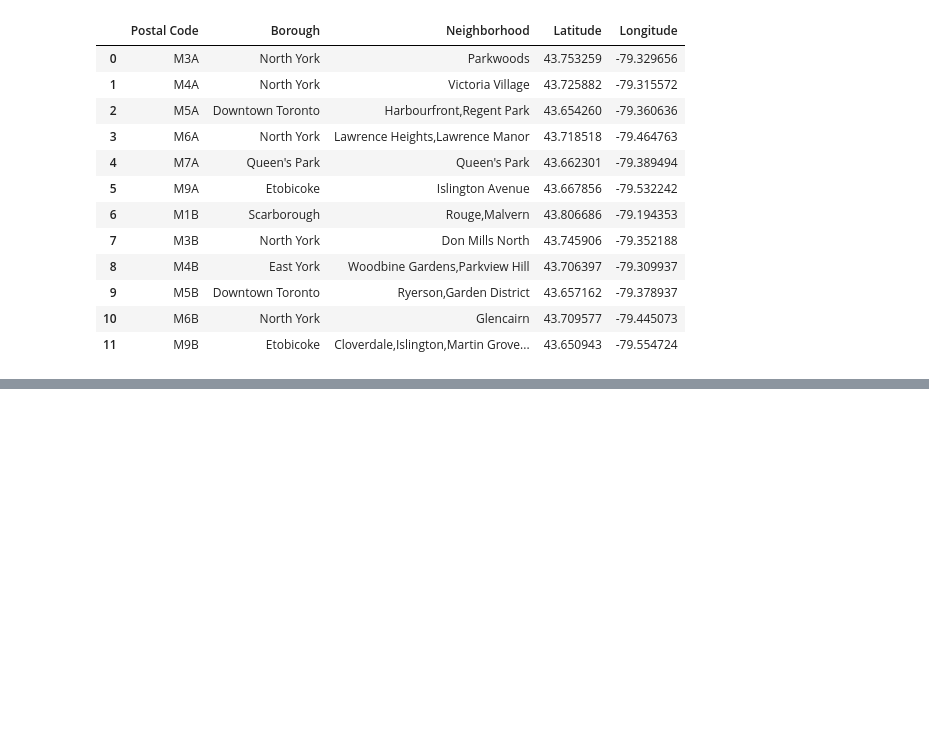
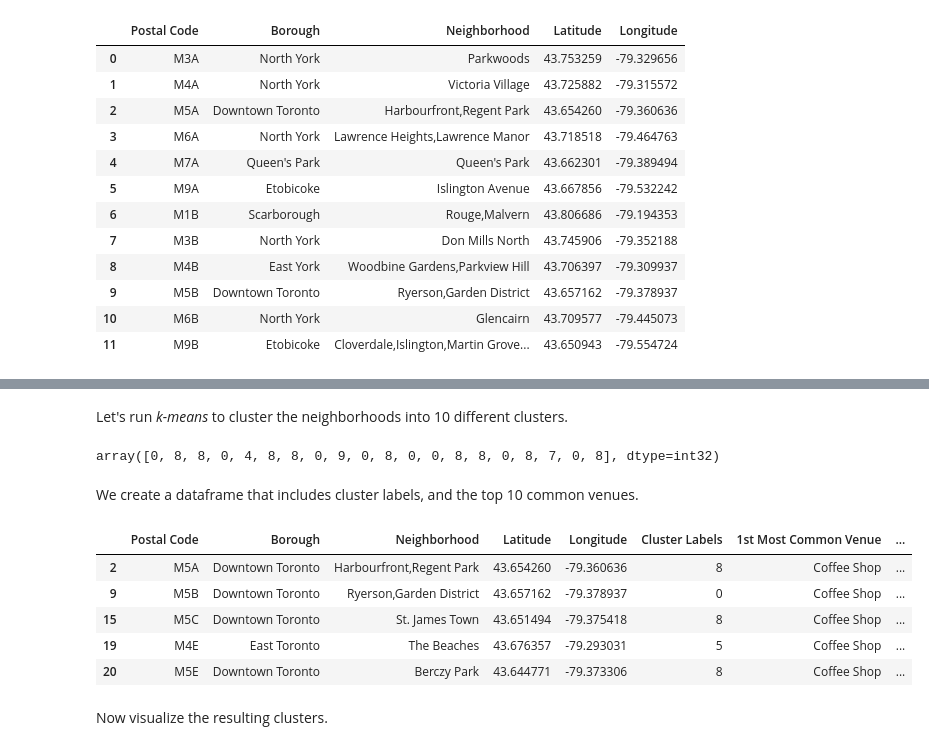
Before and after one commit to adamjameswilson/Coursera_Capstone, a Jupyter notebook: C-P_Week-3_Assignment.ipynb, the cells around one changed output, grey strips where cells are left out. Cells and saved outputs as stored; diff of their text form; code cells hidden in the pictures; blank space fills up the shorter version.

```diff
--- a/C-P_Week-3_Assignment.ipynb
+++ b/C-P_Week-3_Assignment.ipynb
@@ -141,0 +378,6 @@ df.head(12)
+# %%
+def return_most_common_venues(row, num_top_venues):
+    row_categories = row.iloc[1:]
+    row_categories_sorted = row_categories.sort_values(ascending=False)
+
+    return row_categories_sorted.index.values[0:num_top_venues]
@@ -141,0 +386,21 @@ df.head(12)
+# %%
+num_top_venues = 10
+
+indicators = ['st', 'nd', 'rd']
+
+# create columns according to number of top venues
+columns = ['Neighborhood']
+for ind in np.arange(num_top_venues):
+    try:
+        columns.append('{}{} Most Common Venue'.format(ind+1, indicators[ind]))
+    except:
+        columns.append('{}th Most Common Venue'.format(ind+1))
+
+# create a new dataframe
+neighborhoods_venues_sorted = pd.DataFrame(columns=columns)
+neighborhoods_venues_sorted['Neighborhood'] = toronto_grouped['Neighborhood']
+
+for ind in np.arange(toronto_grouped.shape[0]):
+    neighborhoods_venues_sorted.iloc[ind, 1:] = return_most_common_venues(toronto_grouped.iloc[ind, :], num_top_venues)
+
+neighborhoods_venues_sorted.head()
@@ -141,0 +414,31 @@ df.head(12)
+# %% [markdown]
+Let's run *k-means* to cluster the neighborhoods into 10 different clusters.
+# %%
+# drop the Neighborhood column so it doesn't interfere with clustering
+toronto_grouped_clustering = toronto_grouped.drop('Neighborhood', 1)
+
+kmeans = KMeans(n_clusters = 10, random_state=0).fit(toronto_grouped_clustering)
+
+# check cluster labels generated for each row in the dataframe
+kmeans.labels_[0:20]
+# %% [output]
+array([0, 8, 8, 0, 4, 8, 8, 0, 9, 0, 8, 0, 0, 8, 8, 0, 8, 7, 0, 8], dtype=int32)
+# %% [markdown]
+We create a dataframe that includes cluster labels, and the top 10 common venues.
+# %%
+# add clustering labels
+neighborhoods_venues_sorted.insert(0, 'Cluster Labels', kmeans.labels_)
+
+toronto_merged = df
+toronto_merged = toronto_merged.join(neighborhoods_venues_sorted.set_index('Neighborhood'), on='Neighborhood')
+
+toronto_merged.head()
+# %% [output]
+|  | Postal Code | Borough | Neighborhood | Latitude | Longitude | Cluster Labels | 1st Most Common Venue | ... |
+| 2 | M5A | Downtown Toronto | Harbourfront,Regent Park | 43.654260 | -79.360636 | 8 | Coffee Shop | ... |
+| 9 | M5B | Downtown Toronto | Ryerson,Garden District | 43.657162 | -79.378937 | 0 | Coffee Shop | ... |
+| 15 | M5C | Downtown Toronto | St. James Town | 43.651494 | -79.375418 | 8 | Coffee Shop | ... |
+| 19 | M4E | East Toronto | The Beaches | 43.676357 | -79.293031 | 5 | Coffee Shop | ... |
+| 20 | M5E | Downtown Toronto | Berczy Park | 43.644771 | -79.373306 | 8 | Coffee Shop | ... |
+# %% [markdown]
+Now visualize the resulting clusters.
```
Also changed, not shown: parts of 33 cells of this notebook.
